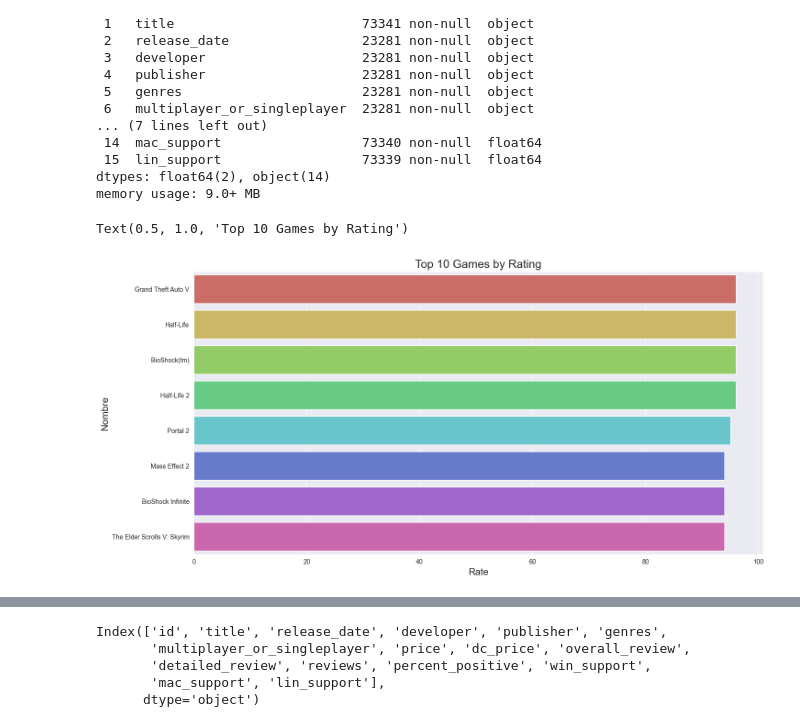
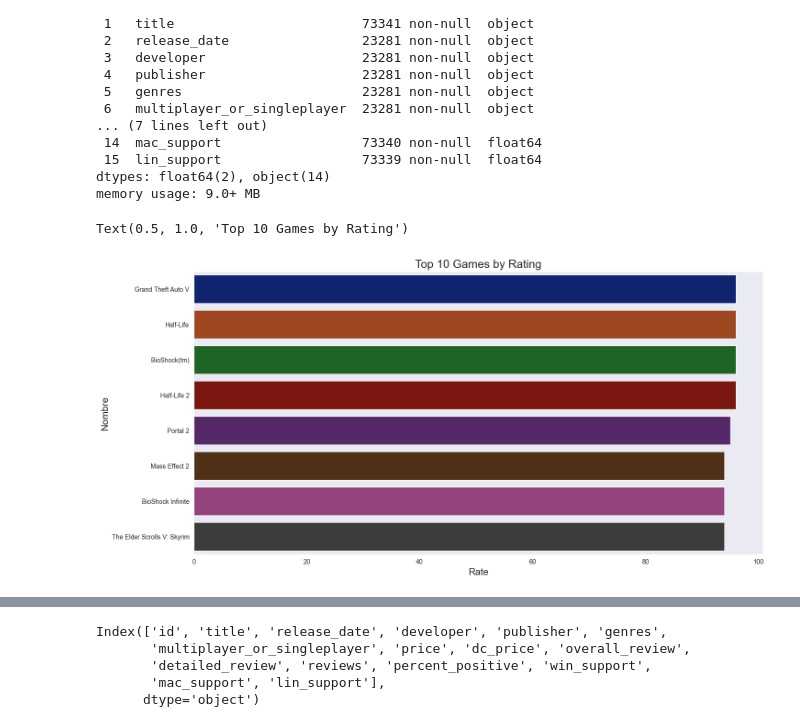
Before and after one commit to JacoboFdez/PROJECTO, a Jupyter notebook: notebook/CSV´s.ipynb, the cells around one changed output, grey strips where cells are left out. Cells and saved outputs as stored; diff of their text form; code cells hidden in the pictures.

```diff
--- a/notebook/CSV´s.ipynb
+++ b/notebook/CSV´s.ipynb
@@ -403,15 +405,15 @@ Data columns (total 16 columns):
 dtypes: float64(2), object(14)
 memory usage: 9.0+ MB
 # %%
-sns.set_style("darkgrid")
+sns.set_style("dark")
 plt.figure(figsize=(16,8))
-sns.barplot(x='Metacritic',y='ResponseName',data=TopRated,palette='hls')
+sns.barplot(x='Metacritic',y='ResponseName',data=TopRated,palette='dark')
 plt.ylabel('Nombre',fontsize=15)
 plt.xlabel('Rate',fontsize=15)
 plt.title('Top 10 Games by Rating',fontsize=18)
 # %% [output]
 Text(0.5, 1.0, 'Top 10 Games by Rating')
-[figure, old version]
+[figure, new version]
 # %%
 df_developer.head(2)
 # %% [output]
```
Also changed, not shown: parts of 6 cells of this notebook, 3 other files.
